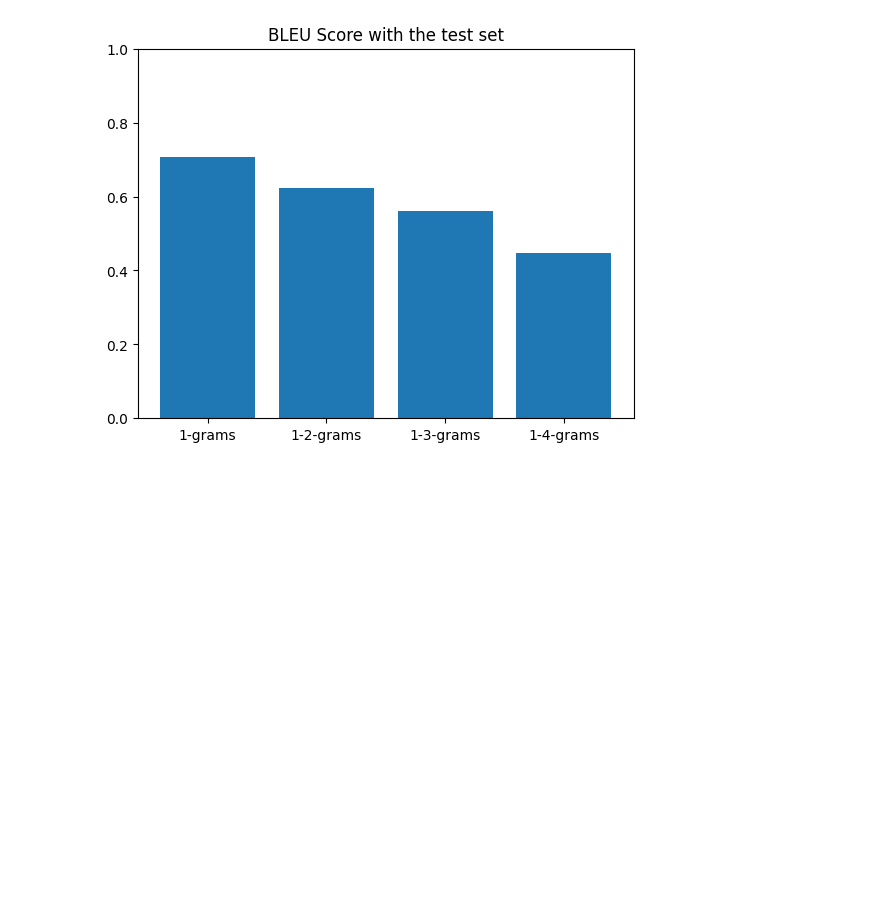
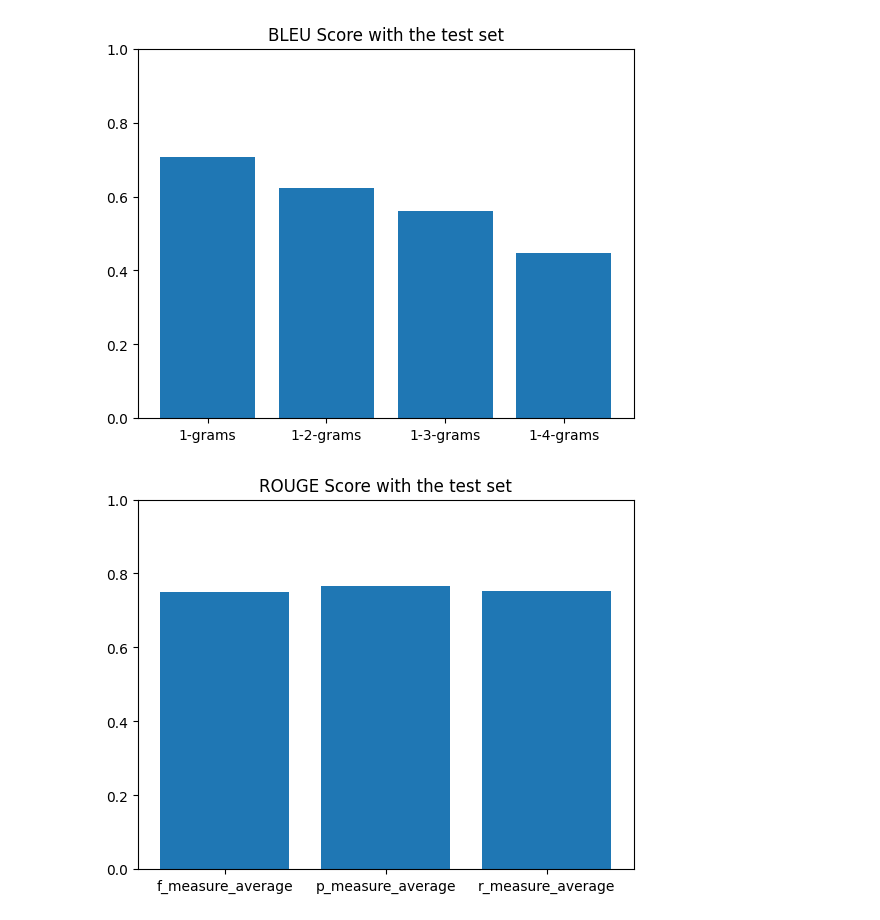
Before and after one commit to ASIF-Mahmud1/machine-translation, a Jupyter notebook: tutorial/7-jan.ipynb, the cells around one changed output. Saved outputs shown, nothing was run; the diff lists cells and outputs as text; code cells hidden in the pictures; blank space fills up the shorter version.

Commit message:
[add] calculate average  bleu and rouge score

```diff
--- a/tutorial/7-jan.ipynb
+++ b/tutorial/7-jan.ipynb
@@ -276,0 +257,3 @@ Epoch 73/200
+# %%
+from tensorflow import keras
+model = keras.models.load_model('my_model')
@@ -366,0 +381,29 @@ bleu_test = bleu_score(model, tar_tokenizer, testX, test)
+# %%
+def bleu_score(actual, predicted):
+    # Get the bleu score of a model
+    bleu_dic = {}
+    bleu_dic['1-grams'] = corpus_bleu(actual, predicted, weights=(1.0, 0, 0, 0))
+    bleu_dic['1-2-grams'] = corpus_bleu(actual, predicted, weights=(0.5, 0.5, 0, 0))
+    bleu_dic['1-3-grams'] = corpus_bleu(actual, predicted, weights=(0.3, 0.3, 0.3, 0))
+    bleu_dic['1-4-grams'] = corpus_bleu(actual, predicted, weights=(0.25, 0.25, 0.25, 0.25))
+
+    return bleu_dic
+
+def calculate_ROUGE(actual, predicted):
+    hypotheses = tf.ragged.constant(predicted)
+    references = tf.ragged.constant(actual)
+
+    rouge_test= text.metrics.rouge_l(hypotheses, references)
+    f_measure_list= rouge_test.f_measure
+    p_measure_list= rouge_test.p_measure
+    r_measure_list= rouge_test.r_measure
+
+    f_measure_average= tf.reduce_mean(f_measure_list)
+    p_measure_average= tf.reduce_mean(p_measure_list)
+    r_measure_average= tf.reduce_mean(r_measure_list)
+    return { "f_measure_average":f_measure_average, "p_measure_average":p_measure_average, "r_measure_average":r_measure_average  }
+# %%
+# Compute the BLEU Score
+# bleu_train = bleu_score(model, tar_tokenizer, trainX, train)
+bleu_test = bleu_score(actual, predicted)
+rouge_test = calculate_ROUGE(actual=actual_rouge, predicted=predicted)
@@ -378,3 +425,10 @@ plt.ylim((0,1))
 plt.show()
 # %% [output]
 [figure]
+# %%
+plt.bar(x = rouge_test.keys(), height = rouge_test.values())
+plt.title("ROUGE Score with the test set")
+plt.ylim((0,1))
+plt.show()
+# %% [output]
+[figure, added]
```
Also changed, not shown: parts of 9 cells of this notebook.
